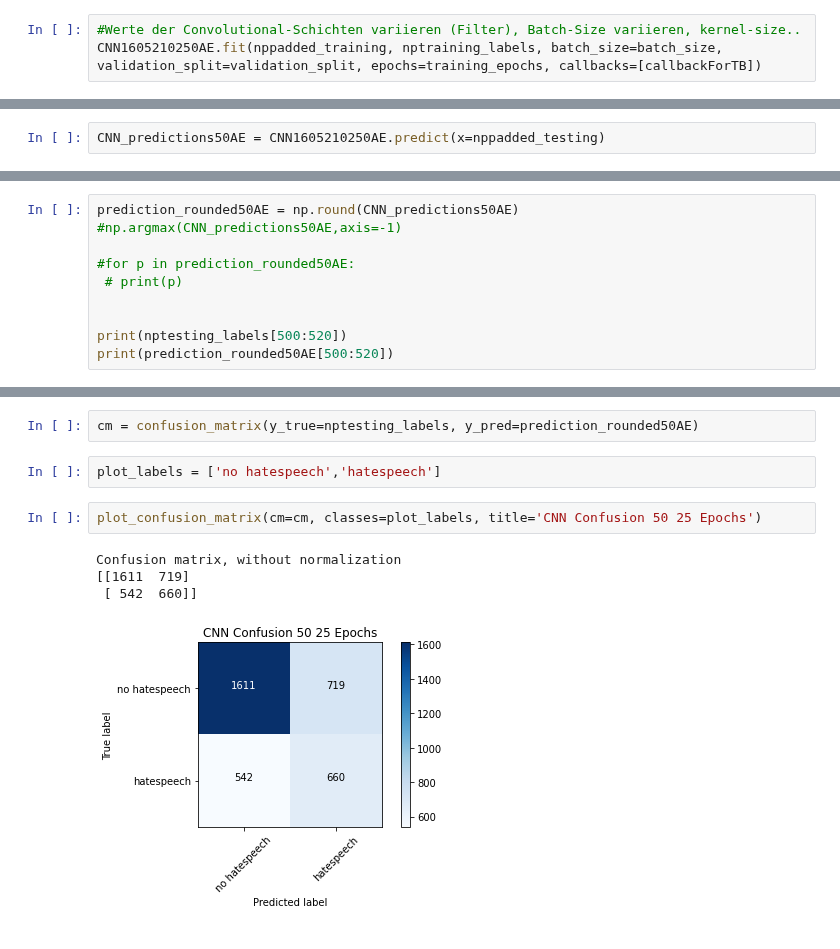
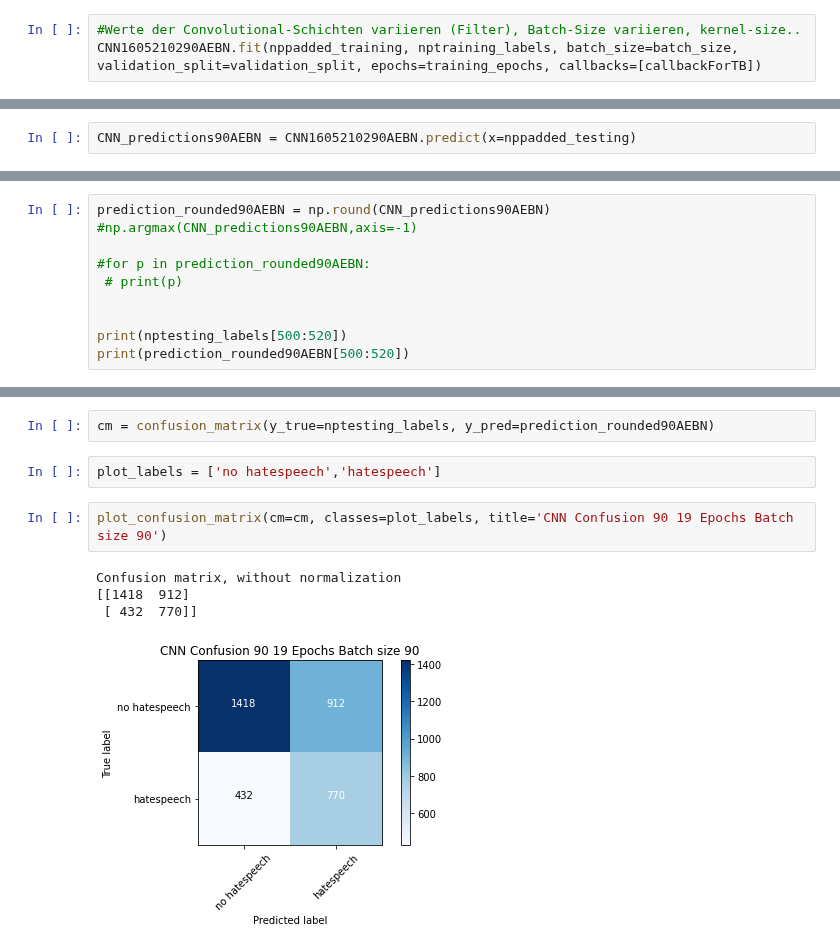
Before and after one commit to BiancaStadl/ProjektarbeitML, a Jupyter notebook: CNN_embedded.ipynb, the cells around one changed output, grey strips where cells are left out. Saved outputs shown, nothing was run; the diff lists cells and outputs as text.

Commit message:
CNN 90 19 Epochs Batch size 90

```diff
--- a/CNN_embedded.ipynb
+++ b/CNN_embedded.ipynb
@@ -532,5 +539,5 @@ batch_size = 40
 validation_split=0.2
 # %%
 #Werte der Convolutional-Schichten variieren (Filter), Batch-Size variieren, kernel-size..
-CNN1605210250AE.fit(nppadded_training, nptraining_labels, batch_size=batch_size, validation_split=validation_split, epochs=training_epochs, callbacks=[callbackForTB])
+CNN1605210290AEBN.fit(nppadded_training, nptraining_labels, batch_size=batch_size, validation_split=validation_split, epochs=training_epochs, callbacks=[callbackForTB])
 # %% [output]
@@ -566,5 +573,5 @@ metrics_f1) = CNN1605210250AE.evaluate(nppadded_testing, nptesting_labels, verbo
 make some predictions of test data and save it to variable. verbose=0 -> do not generate output
 Gute Quelle: https://deeplizard.com/learn/video/2f-NjDUvZIE
 # %%
-CNN_predictions50AE = CNN1605210250AE.predict(x=nppadded_testing)
+CNN_predictions90AEBN = CNN1605210290AEBN.predict(x=nppadded_testing)
 # %%
@@ -573,15 +580,15 @@ CNN_predictions50AE = CNN1605210250AE.predict(x=nppadded_testing)
 # %% [markdown]
 rounded predictions: give prediction value of most likely prediction (0 or 1). Printing the output of rounded prediction shows the prediction made by the model on the data (which output is most likely)
 # %%
-prediction_rounded50AE = np.round(CNN_predictions50AE)
-#np.argmax(CNN_predictions50AE,axis=-1)
+prediction_rounded90AEBN = np.round(CNN_predictions90AEBN)
+#np.argmax(CNN_predictions90AEBN,axis=-1)
 
-#for p in prediction_rounded50AE:
+#for p in prediction_rounded90AEBN:
  # print(p)
 
 
 print(nptesting_labels[500:520])
-print(prediction_rounded50AE[500:520])
+print(prediction_rounded90AEBN[500:520])
 # %% [output]
 [0 0 0 0 0 0 1 0 0 0 0 1 0 0 0 1 0 1 0 1]
 [[0.]
@@ -642,13 +649,13 @@ def plot_confusion_matrix(cm, classes,
     plt.ylabel('True label')
     plt.xlabel('Predicted label')
 # %%
-cm = confusion_matrix(y_true=nptesting_labels, y_pred=prediction_rounded50AE)
+cm = confusion_matrix(y_true=nptesting_labels, y_pred=prediction_rounded90AEBN)
 # %%
 plot_labels = ['no hatespeech','hatespeech']
 # %%
-plot_confusion_matrix(cm=cm, classes=plot_labels, title='CNN Confusion 50 25 Epochs')
+plot_confusion_matrix(cm=cm, classes=plot_labels, title='CNN Confusion 90 19 Epochs Batch size 90')
 # %% [output]
 Confusion matrix, without normalization
-[[1611  719]
- [ 542  660]]
+[[1418  912]
+ [ 432  770]]
-[figure, old version]
+[figure, new version]
```
Also changed, not shown: parts of 7 cells of this notebook.
